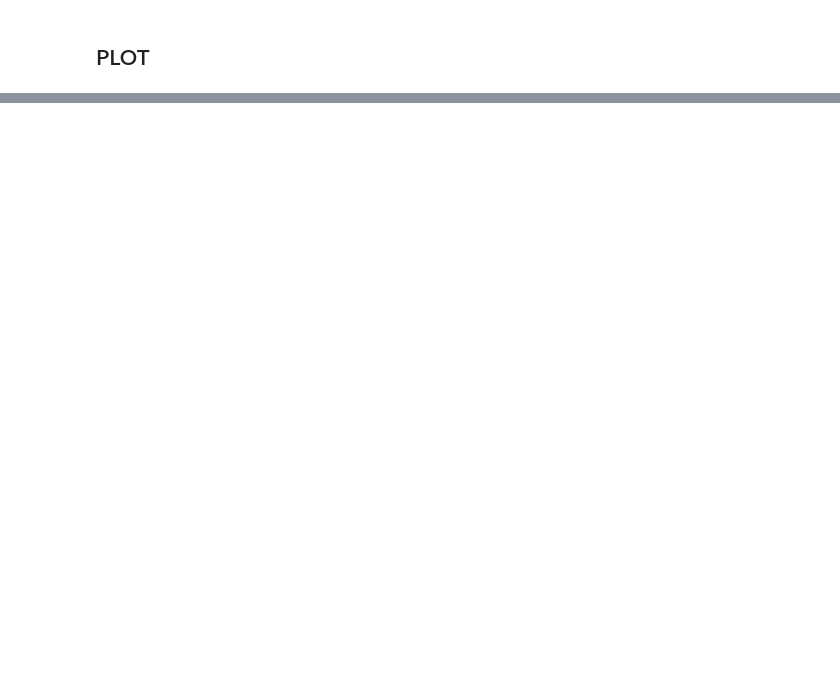
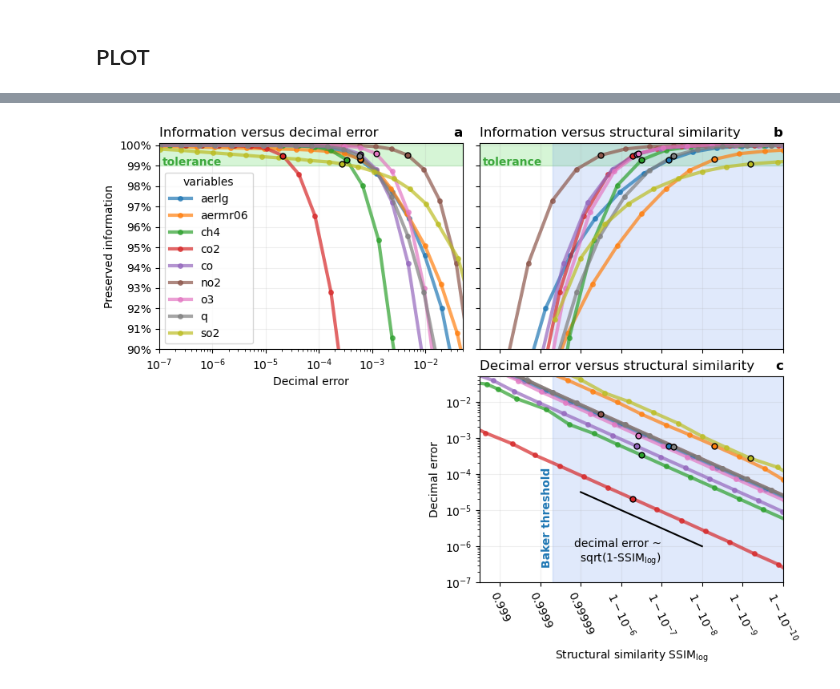
Before and after one commit to ECMWFCode4Earth/Elefridge.jl, a Jupyter notebook: nb/error_vs_information.ipynb, the cells around one changed output, grey strips where cells are left out. Saved outputs shown, nothing was run; the diff lists cells and outputs as text; code cells hidden in the pictures; blank space fills up the shorter version.

```diff
--- a/nb/error_vs_information.ipynb
+++ b/nb/error_vs_information.ipynb
@@ -152,0 +121,98 @@ the unpreserved information of $X$ in $Y$.
+# %%
+fig,(ax1,ax3,ax2,ax4) = subplots(2,2,figsize=(9,7))
+
+ax1.set_xscale("log")
+ax4.set_yscale("log")
+ax3.axis("off")
+
+for i in 1:nvars
+    ax1.plot(dec_error[i,:],pres_info[i,:],"C$(i-1)o-",label=varnames[i],ms=4,alpha=0.7,lw=3)
+    k99 = argmax(pres_info[i,:] .> 99)
+    ax1.scatter(dec_error[i,k99],pres_info[i,k99],25,edgecolor="k",zorder=10)
+#     ax1.text(dec_error[i,k99],pres_info[i,k99]," $k99")
+end
+
+for i in 1:nvars
+    # use max to set ssim>1 to 1
+    ax2.plot(-log10.(max.(0,1 .- ssimlog[i,:])),pres_info[i,:],"C$(i-1)o-",ms=4,alpha=0.7,lw=3)
+    k99 = argmax(pres_info[i,:] .> 99)
+    ax2.scatter(-log10.(max.(0,1 .- ssimlog[i,k99])),pres_info[i,k99],25,edgecolor="k",zorder=10)
+end
+
+for i in 1:nvars
+    # use max to set ssim>1 to 1
+    ax4.plot(-log10.(max.(0,1 .- ssimlog[i,:])),dec_error[i,:],"C$(i-1)o-",ms=4,alpha=0.7,lw=3)
+    k99 = argmax(pres_info[i,:] .> 99)
+    ax4.scatter(-log10.(max.(0,1 .- ssimlog[i,k99])),dec_error[i,k99],25,edgecolor="k",zorder=10)
+end
+
+ax1.legend(loc=3,title="variables",fontsize=10)
+ax1.set_ylabel("Preserved information")
+ax1.set_xlabel("Decimal error")
+ax4.set_ylabel("Decimal error")
+ax4.set_xlabel(L"Structural similarity SSIM$_\log$")
+
+ax1.set_ylim(90,100.1)
+ax2.set_ylim(90,100.1)
+ax1.set_xlim(1e-7,5e-2)
+ax1.set_yticks(90:100)
+ax2.set_yticks(90:100)
+ax2.set_yticklabels([])
+ax1.yaxis.set_major_formatter(FormatStrFormatter("%d%%"))
+
+minexp = 3
+maxexp = 10
+
+ax2.set_xlim(minexp-0.5,maxexp)
+ax4.set_xlim(minexp-0.5,maxexp)
+ax4.set_ylim(ax1.get_xlim())
+
+ax1.grid(alpha=.2)
+ax2.grid(alpha=.2)
+ax4.grid(alpha=.2)
+
+tiks = 1 .- 10.0 .^(-minexp:-1:-maxexp)
+tiklabls = vcat(["0.9","0.99","0.999","0.9999","0.99999"][minexp:end],
+                [L"1-10^{-%$i}" for i in 6:maxexp])
+ax2.set_xticks(-log10.(1 .- tiks))
+ax4.set_xticks(-log10.(1 .- tiks))
+ax2.set_xticklabels([])
+ax4.set_xticklabels(tiklabls,rotation=-65)
+
+# tolerance
+for ax in (ax1,ax2)
+    ax.fill_between(ax.get_xlim(),[99,99],[101,101],color="limegreen",alpha=.2)
+    ax.text(0.01,0.935,"tolerance",color="C2",fontweight="bold",
+        alpha=.9,va="top",transform=ax.transAxes)
+end
+
+baker_threshold = 0.99995
+for ax in (ax2,ax4)
+    ax.fill_between([-log10(1-baker_threshold),ax.get_xlim()[2]],
+                    ones(2)*ax.get_ylim()[1],ones(2)*ax.get_ylim()[2],
+                    color="cornflowerblue",alpha=.2)
+end
+
+ax4.text(-log10(1-baker_threshold),3e-7,"Baker threshold",rotation=90,ha="right",
+            color="C0",fontweight="bold")
+
+
+# decimal error proportional to sqrt(1-SSIM)?
+ssims = [0.99999,0.99999999]
+decers = sqrt.(1 .- ssims)
+cons = 1e-2
+ax4.plot(-log10.(1 .- ssims),cons*decers,"k")
+ax4.text(0.6,0.1,"decimal error ~\n"*L"sqrt(1-SSIM$_{\log}$)",color="k",transform=ax4.transAxes,ha="right")
+
+ax1.set_title("Information versus decimal error",loc="left")
+ax2.set_title("Information versus structural similarity",loc="left")
+ax4.set_title("Decimal error versus structural similarity",loc="left")
+ax1.set_title("a",loc="right",fontweight="bold")
+ax2.set_title("b",loc="right",fontweight="bold")
+ax4.set_title("c",loc="right",fontweight="bold")
+
+tight_layout(h_pad=-1,w_pad=-3)
+savefig("information_error_ssim.png",dpi=200)
+savefig("information_error_ssim.pdf")
+# %% [output]
+[figure, added]
```
Also changed, not shown: parts of 6 cells of this notebook, 51 other files.
